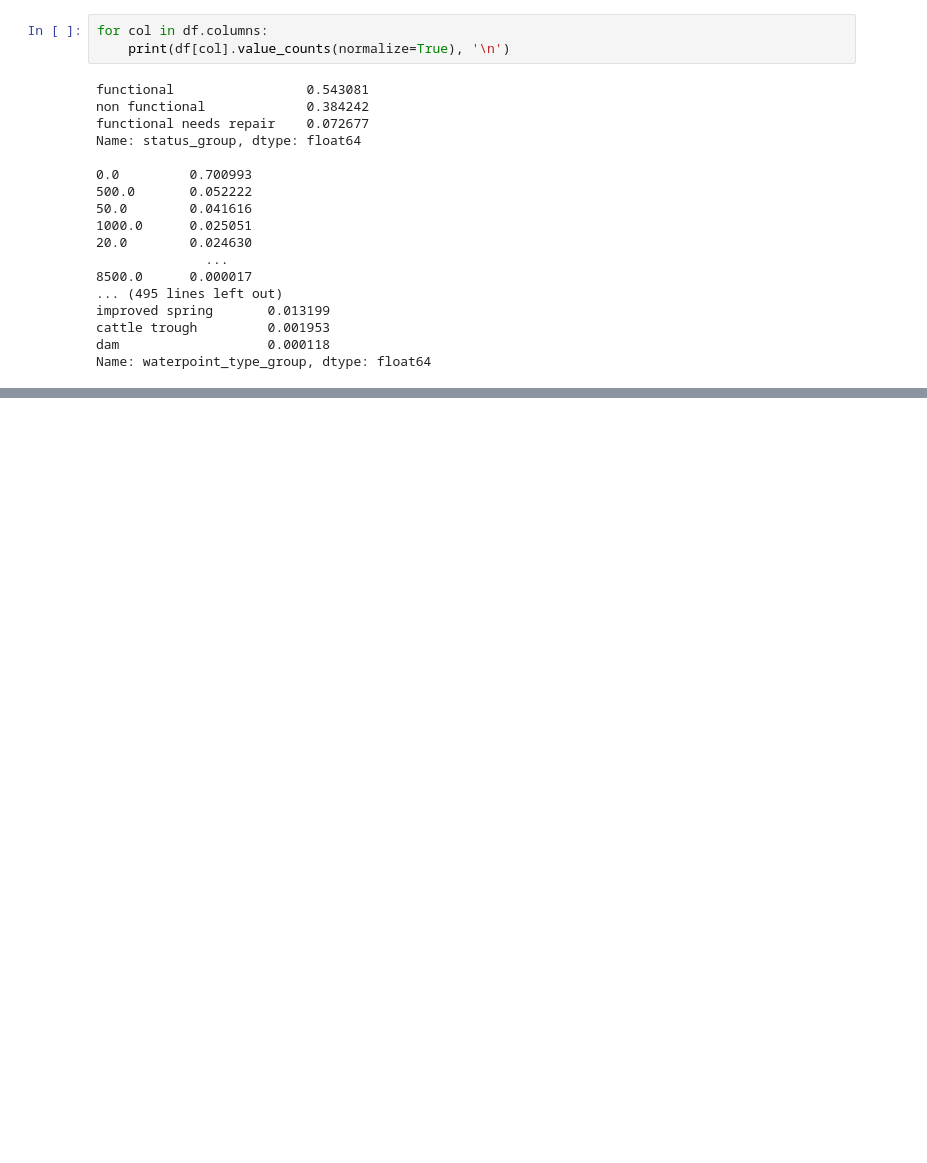
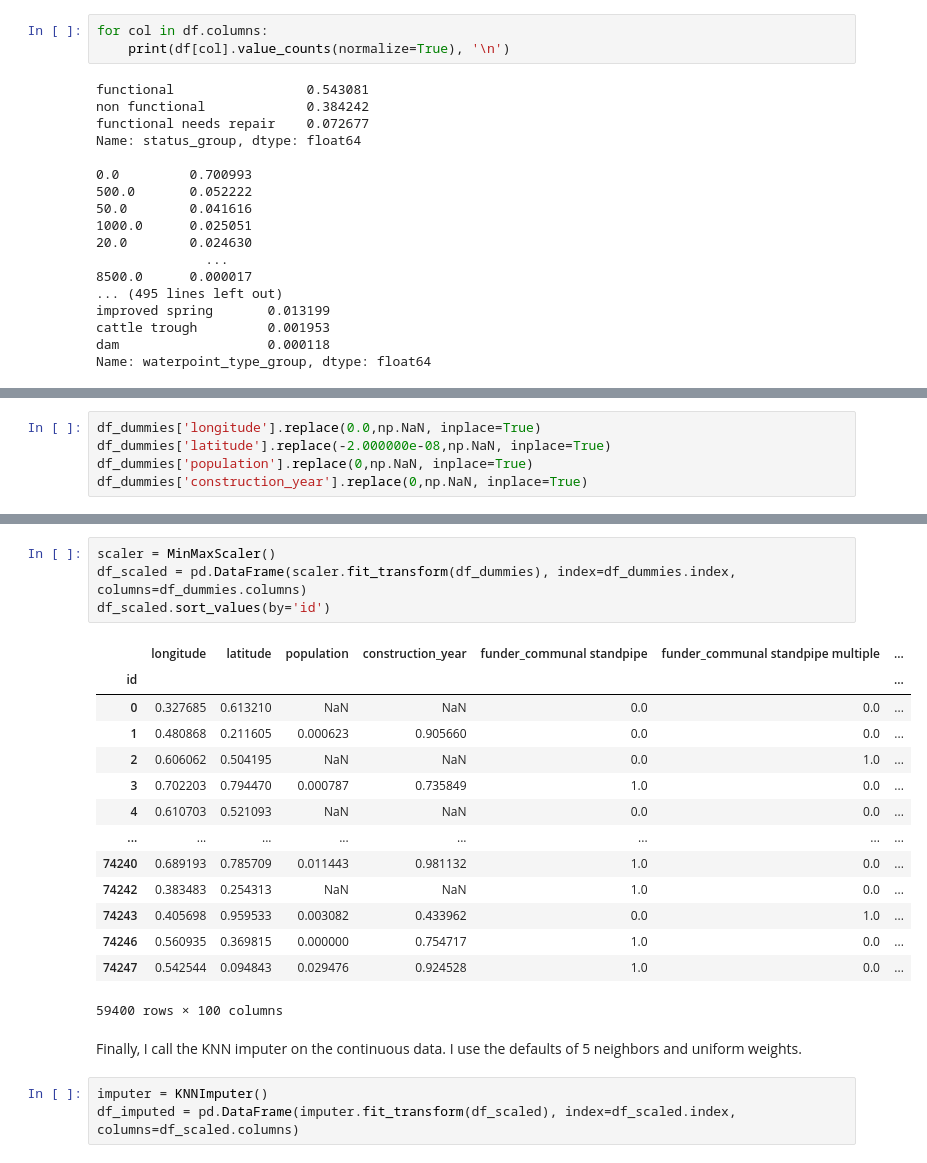
Before and after one commit to MullerAC/tanzanian-water-well-classification, a Jupyter notebook: 0-eda.ipynb, the cells around one changed output, grey strips where cells are left out. Saved outputs shown, nothing was run; the diff lists cells and outputs as text; blank space fills up the shorter version.

```diff
--- a/0-eda.ipynb
+++ b/0-eda.ipynb
@@ -63,0 +262,5 @@ Name: waterpoint_type_group, dtype: float64
+# %%
+df_dummies['longitude'].replace(0.0,np.NaN, inplace=True)
+df_dummies['latitude'].replace(-2.000000e-08,np.NaN, inplace=True)
+df_dummies['population'].replace(0,np.NaN, inplace=True)
+df_dummies['construction_year'].replace(0,np.NaN, inplace=True)
@@ -63,0 +282,24 @@ Name: waterpoint_type_group, dtype: float64
+# %%
+scaler = MinMaxScaler()
+df_scaled = pd.DataFrame(scaler.fit_transform(df_dummies), index=df_dummies.index, columns=df_dummies.columns)
+df_scaled.sort_values(by='id')
+# %% [output]
+|  | longitude | latitude | population | construction_year | funder_communal standpipe | funder_communal standpipe multiple | ... |
+| id |  |  |  |  |  |  | ... |
+| 0 | 0.327685 | 0.613210 | NaN | NaN | 0.0 | 0.0 | ... |
+| 1 | 0.480868 | 0.211605 | 0.000623 | 0.905660 | 0.0 | 0.0 | ... |
+| 2 | 0.606062 | 0.504195 | NaN | NaN | 0.0 | 1.0 | ... |
+| 3 | 0.702203 | 0.794470 | 0.000787 | 0.735849 | 1.0 | 0.0 | ... |
+| 4 | 0.610703 | 0.521093 | NaN | NaN | 0.0 | 0.0 | ... |
+| ... | ... | ... | ... | ... | ... | ... | ... |
+| 74240 | 0.689193 | 0.785709 | 0.011443 | 0.981132 | 1.0 | 0.0 | ... |
+| 74242 | 0.383483 | 0.254313 | NaN | NaN | 1.0 | 0.0 | ... |
+| 74243 | 0.405698 | 0.959533 | 0.003082 | 0.433962 | 0.0 | 1.0 | ... |
+| 74246 | 0.560935 | 0.369815 | 0.000000 | 0.754717 | 1.0 | 0.0 | ... |
+| 74247 | 0.542544 | 0.094843 | 0.029476 | 0.924528 | 1.0 | 0.0 | ... |
+59400 rows × 100 columns
+# %% [markdown]
+Finally, I call the KNN imputer on the continuous data. I use the defaults of 5 neighbors and uniform weights.
+# %%
+imputer = KNNImputer()
+df_imputed = pd.DataFrame(imputer.fit_transform(df_scaled), index=df_scaled.index, columns=df_scaled.columns)
```
Also changed, not shown: parts of 34 cells of this notebook, 1 other file.
